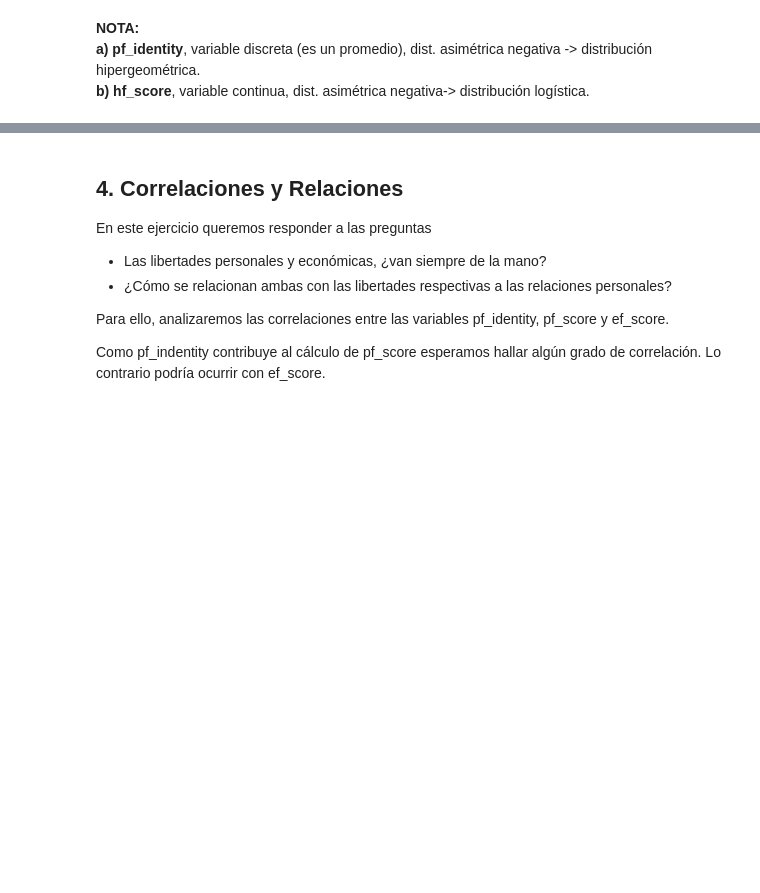
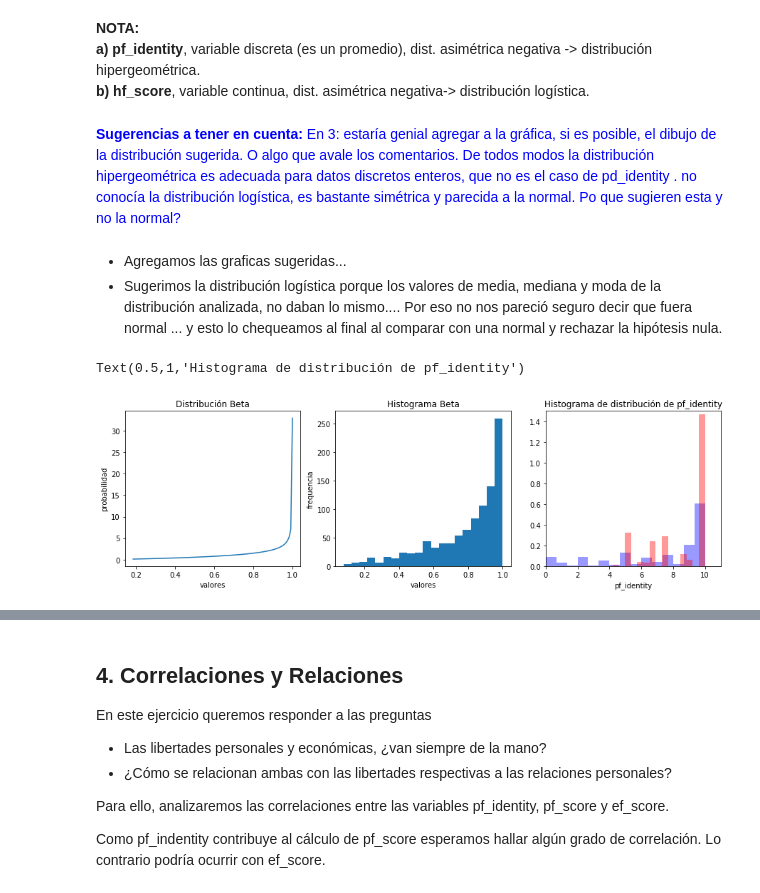
Before and after one commit to Verobornancini/DataScience_AnalisisyVisualizacion, a Jupyter notebook: practico.ipynb, the cells around one changed output, grey strips where cells are left out. Drawn from its saved outputs; the diff is of its cells as text; code cells hidden in the pictures; blank space fills up the shorter version.

```diff
--- a/practico.ipynb
+++ b/practico.ipynb
@@ -692,3 +749,53 @@ Text(0.5,1,'Histograma de distribución de hf_score')
 **NOTA:**
 **a)** **pf_identity**, variable discreta (es un promedio), dist. asimétrica negativa -> distribución hipergeométrica.
 **b)** **hf_score**, variable continua, dist. asimétrica negativa-> distribución logística.
+# %% [markdown]
+<span style="color:blue">**Sugerencias a tener en cuenta:** En 3: estaría genial agregar a la gráfica, si es posible, el dibujo de la distribución sugerida. O algo que avale los comentarios. De todos modos la distribución hipergeométrica es adecuada para datos discretos enteros, que no es el caso de pd_identity . no conocía la distribución logística, es bastante simétrica y parecida a la normal. Po que sugieren esta y no la normal?</span>
+# %% [markdown]
+* Agregamos las graficas sugeridas...
+* Sugerimos la distribución logística porque los valores de media, mediana y moda  de la distribución analizada, no daban lo mismo.... Por eso no nos pareció seguro decir que fuera normal ... y esto lo chequeamos al final al comparar con una normal y rechazar la hipótesis nula.
+# %%
+# De ser pf_identity una variable continua la funcion de distribución que mejor la describe sería una funcion BETA
+# Pero fue planteada como una variable discreta por ser un promedio....
+
+# función de probabilidad e histograma representativo de una distribución BETA
+
+import matplotlib.pyplot as plt
+import numpy as np
+from scipy import stats
+import seaborn as sns
+
+np.random.seed(2016)
+
+# parametros de forma.
+a, b = 2.3, 0.6
+beta = stats.beta(a, b)
+x = np.linspace(beta.ppf(0.01), beta.ppf(0.99), 100)
+
+plt.figure (figsize=(15,4))
+
+plt.subplot(131)
+# Función de Probabilidad
+fp = beta.pdf(x)
+plt.plot(x, fp)
+plt.title('Distribución Beta')
+plt.ylabel('probabilidad')
+plt.xlabel('valores')
+
+plt.subplot(132)
+aleatorios = beta.rvs(1000) # genera aleatorios
+cuenta, cajas, ignorar = plt.hist(aleatorios, 20)
+plt.ylabel('frequencia')
+plt.xlabel('valores')
+plt.title('Histograma Beta')
+
+plt.subplot(133)
+seaborn.distplot(dataset_clean.pf_identity, color='blue', label='Mundial', bins=15, kde=False, norm_hist=True)
+seaborn.distplot(latam_clean.pf_identity, color='red', label='Latam', bins=15, kde=False, norm_hist=True)
+plt.xlabel('pf_identity')
+plt.xlim(0,11)
+plt.ylim(0,1.50)
+plt.title('Histograma de distribución de pf_identity')
+# %% [output]
+Text(0.5,1,'Histograma de distribución de pf_identity')
+[figure, added]
```
Also changed, not shown: parts of 10 cells of this notebook.
